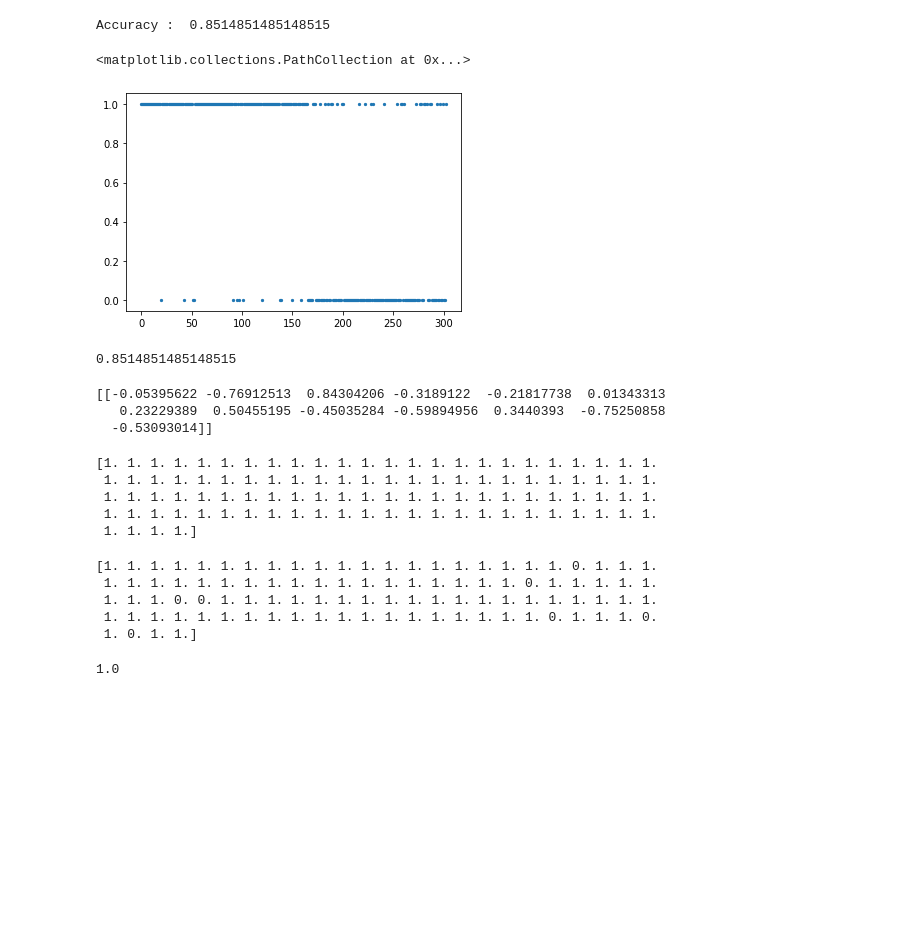
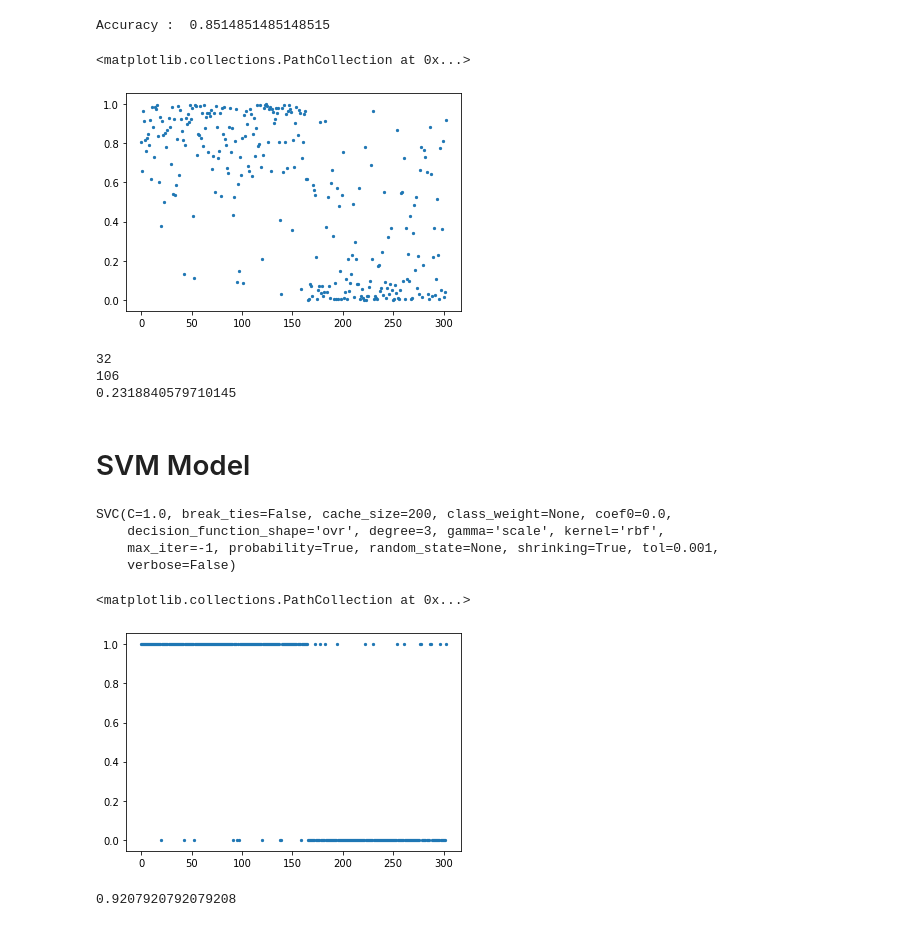
Before and after one commit to borthakur/Learned-Bloom-Filters, a Jupyter notebook: Logistic_Regression_heartdisease.ipynb, the cells around one changed output. Saved outputs shown, nothing was run; the diff lists cells and outputs as text; code cells hidden in the pictures; blank space fills up the shorter version.

```diff
--- a/Logistic_Regression_heartdisease.ipynb
+++ b/Logistic_Regression_heartdisease.ipynb
@@ -98,5 +174,0 @@ from sklearn.model_selection import GridSearchCV
-# %%
-parameters = model.coef_
-print(classifier.get_params().keys())
-clf = GridSearchCV(classifier,{'C':[1,10]})
-clf.fit(x_train, y_train)
@@ -149,0 +192,3 @@ y_pred = classifier.predict(x_train)
+# %%
+prob=classifier.predict_proba(x_train)
+print(prob[:,1])
@@ -153,8 +216,8 @@ print ("Accuracy : ", accuracy_score(y_train, y_pred))
 # %% [output]
 Accuracy :  0.8514851485148515
 # %%
-preds =classifier.predict(x_train)
+preds =prob[:,1]
 plt.scatter(np.arange(len(preds)), preds, s=5)
 # %% [output]
 <matplotlib.collections.PathCollection at 0x...>
-[figure, old version]
+[figure, new version]
@@ -169,26 +223,0 @@ parameters = model.coef_
-# %%
-print(accuracy)
-# %% [output]
-0.8514851485148515
-# %%
-print(parameters)
-# %% [output]
-[[-0.05395622 -0.76912513  0.84304206 -0.3189122  -0.21817738  0.01343313
-   0.23229389  0.50455195 -0.45035284 -0.59894956  0.3440393  -0.75250858
-  -0.53093014]]
-# %%
-print(y_train[0:100])
-# %% [output]
-[1. 1. 1. 1. 1. 1. 1. 1. 1. 1. 1. 1. 1. 1. 1. 1. 1. 1. 1. 1. 1. 1. 1. 1.
- 1. 1. 1. 1. 1. 1. 1. 1. 1. 1. 1. 1. 1. 1. 1. 1. 1. 1. 1. 1. 1. 1. 1. 1.
- 1. 1. 1. 1. 1. 1. 1. 1. 1. 1. 1. 1. 1. 1. 1. 1. 1. 1. 1. 1. 1. 1. 1. 1.
- 1. 1. 1. 1. 1. 1. 1. 1. 1. 1. 1. 1. 1. 1. 1. 1. 1. 1. 1. 1. 1. 1. 1. 1.
- 1. 1. 1. 1.]
-# %%
-print(predicted_classes[0:100])
-# %% [output]
-[1. 1. 1. 1. 1. 1. 1. 1. 1. 1. 1. 1. 1. 1. 1. 1. 1. 1. 1. 1. 0. 1. 1. 1.
- 1. 1. 1. 1. 1. 1. 1. 1. 1. 1. 1. 1. 1. 1. 1. 1. 1. 1. 0. 1. 1. 1. 1. 1.
- 1. 1. 1. 0. 0. 1. 1. 1. 1. 1. 1. 1. 1. 1. 1. 1. 1. 1. 1. 1. 1. 1. 1. 1.
- 1. 1. 1. 1. 1. 1. 1. 1. 1. 1. 1. 1. 1. 1. 1. 1. 1. 1. 1. 0. 1. 1. 1. 0.
- 1. 0. 1. 1.]
@@ -275,6 +228,10 @@ y=y_train.reshape(-1,1)
 # %%
 bf.add_init(x_train,y_train)
 # %%
-print(fpr_kraska_hash(bf,x_train,y_train))
+print(fpr_test(x_train,bf,y_train))
 # %% [output]
-1.0
+32
+106
+0.2318840579710145
+# %% [markdown]
+# SVM Model
@@ -280,0 +241,8 @@ print(fpr_kraska_hash(bf,x_train,y_train))
+# %%
+clf2 = svm.SVC(kernel='rbf',probability=True)
+clf2.fit(x_train, y_train)
+# %% [output]
+SVC(C=1.0, break_ties=False, cache_size=200, class_weight=None, coef0=0.0,
+    decision_function_shape='ovr', degree=3, gamma='scale', kernel='rbf',
+    max_iter=-1, probability=True, random_state=None, shrinking=True, tol=0.001,
+    verbose=False)
@@ -280,0 +251,10 @@ print(fpr_kraska_hash(bf,x_train,y_train))
+# %%
+plt.scatter(np.arange(len(preds)), preds, s=5)
+# %% [output]
+<matplotlib.collections.PathCollection at 0x...>
+[figure, added]
+# %%
+accuracy = accuracy_score(y_train.flatten(),preds)
+print(accuracy)
+# %% [output]
+0.9207920792079208
```
Also changed, not shown: parts of 20 cells of this notebook.
